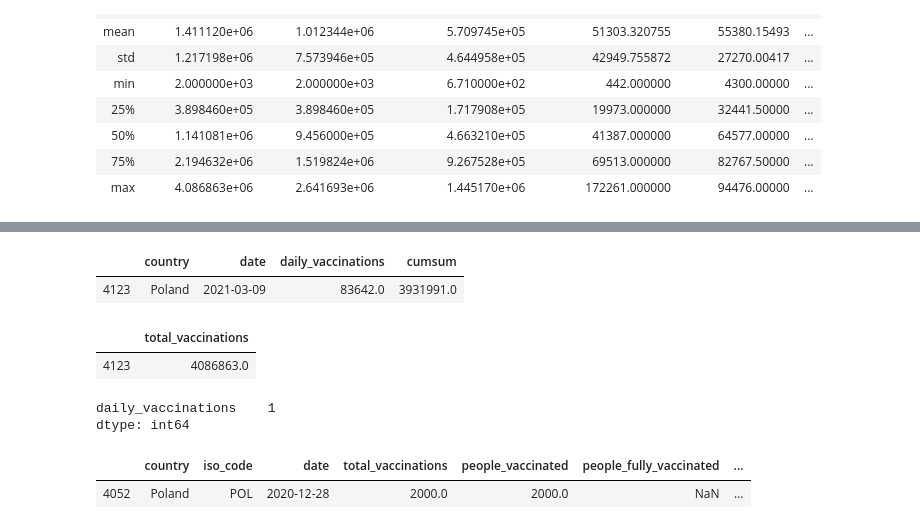
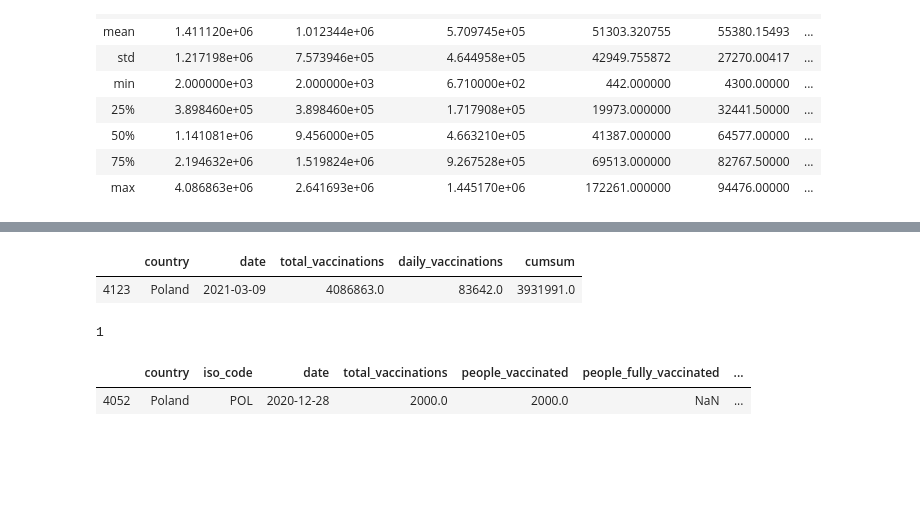
Before and after one commit to kamilaurbanczyk/covid_vaccinations_data_analysis, a Jupyter notebook: Covid vaccinations data analysis.ipynb, the cells around one changed output, grey strips where cells are left out. Cells and saved outputs as stored; diff of their text form; code cells hidden in the pictures; blank space fills up the shorter version.

```diff
--- a/Covid vaccinations data analysis.ipynb
+++ b/Covid vaccinations data analysis.ipynb
@@ -119,29 +99,24 @@ data[data.country == 'Poland'].describe()
 # %%
 #Compare total_vaccinations for the latest date with daily_vaccinations cumulative sum for the latest date
 
 daily_vaccinations_poland = (
-    data[data.country == 'Poland'][['country', 'date', 'daily_vaccinations']]
+    data[data.country == 'Poland'][['country', 'date', 'total_vaccinations', 'daily_vaccinations']]
     .sort_values(by='date', ascending=True)
 
 )
 
 daily_vaccinations_poland['cumsum'] = daily_vaccinations_poland['daily_vaccinations'].cumsum()
 daily_vaccinations_poland.tail(1)
 # %% [output]
-|  | country | date | daily_vaccinations | cumsum |
-| 4123 | Poland | 2021-03-09 | 83642.0 | 3931991.0 |
+|  | country | date | total_vaccinations | daily_vaccinations | cumsum |
+| 4123 | Poland | 2021-03-09 | 4086863.0 | 83642.0 | 3931991.0 |
-# %%
-data[data.country == 'Poland'][['total_vaccinations']].tail(1)
-# %% [output]
-|  | total_vaccinations |
-| 4123 | 4086863.0 |
 # %%
-#We can see that these two numbers differs, but what causes that difference?
+#We can see that these two numbers ('total vaccinations' and 'cumsum' of daily vaccinations differs,
+#but what causes that difference? We can check if there are any missing data in daily_vaccinations.
+
+daily_vaccinations_poland['daily_vaccinations'].isnull().sum()
+# %% [output]
+1
-# %%
-data[data.country == 'Poland'][['daily_vaccinations']].isnull().sum()
-# %% [output]
-daily_vaccinations    1
-dtype: int64
 # %%
 data[data.country == 'Poland'][data.daily_vaccinations.isnull()]
 # %% [output]
```
Also changed, not shown: parts of 10 cells of this notebook.
